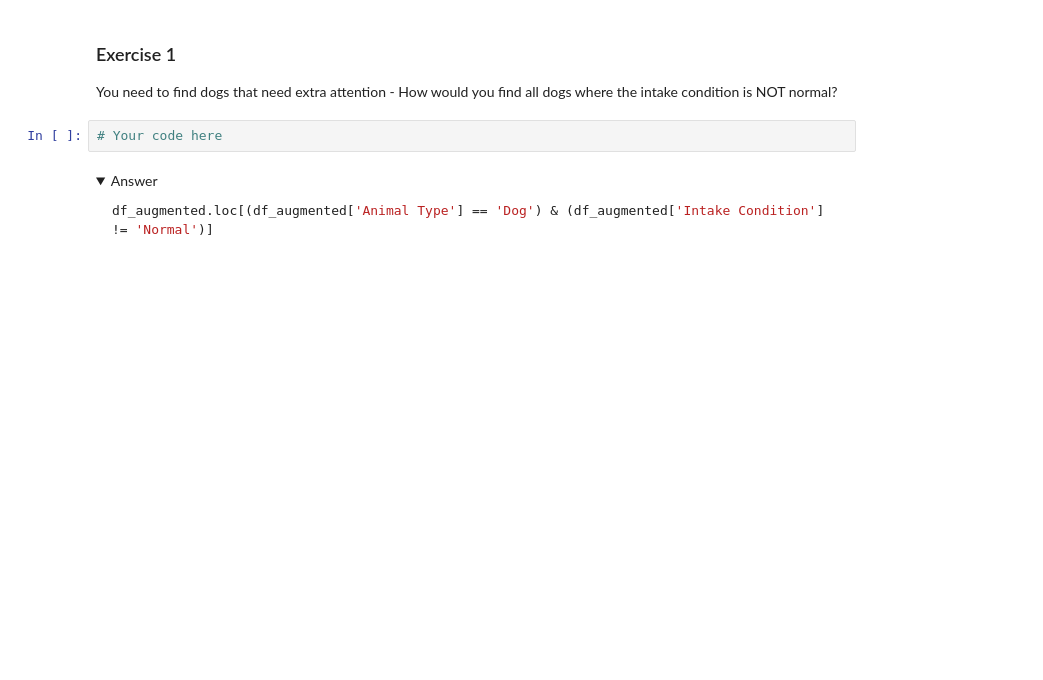
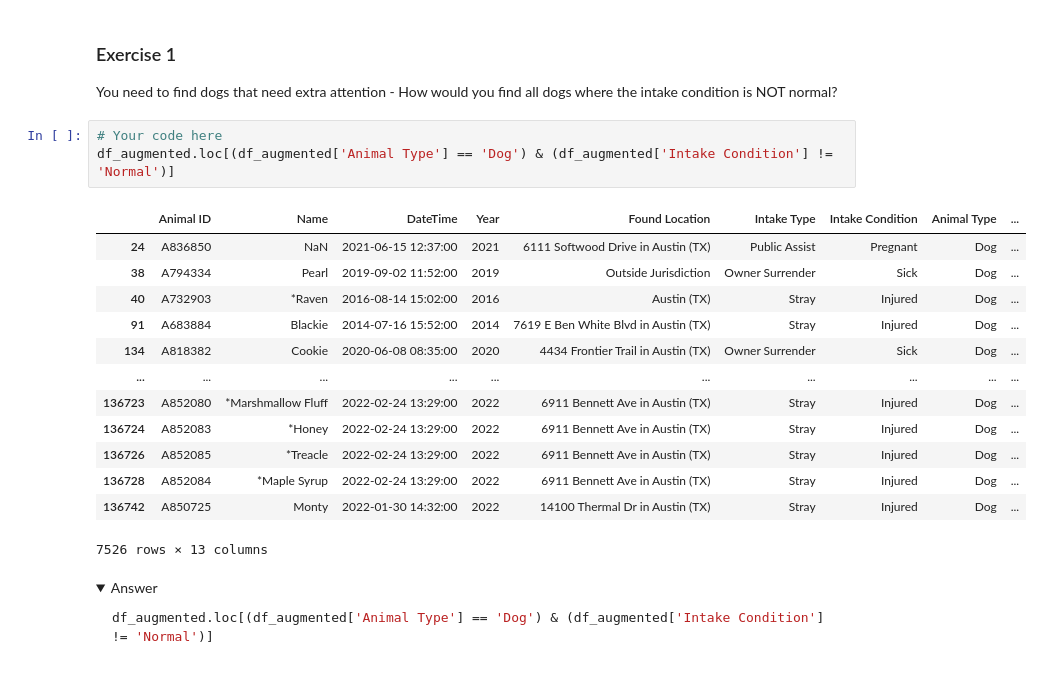
Before and after one commit to virgiliaantonucci/NYC-DS-080723, a Jupyter notebook: Phase1/Topic4.1_Pandas_DataFrames.ipynb, the cells around one changed output. Saved outputs shown, nothing was run; the diff lists cells and outputs as text; folded sections open; blank space fills up the shorter version.

```diff
--- a/Phase1/Topic4.1_Pandas_DataFrames.ipynb
+++ b/Phase1/Topic4.1_Pandas_DataFrames.ipynb
@@ -315,8 +668,23 @@ df_augmented.loc[(df_augmented['Year'] >= 2020) & (df_augmented['Type'] == 'Stra
 ### Exercise 1
 
 You need to find dogs that need extra attention - How would you find all dogs where the intake condition is NOT normal?
-# %%
-# Your code here
+# %%
+# Your code here
+df_augmented.loc[(df_augmented['Animal Type'] == 'Dog') & (df_augmented['Intake Condition'] != 'Normal')]
+# %% [output]
+|  | Animal ID | Name | DateTime | Year | Found Location | Intake Type | Intake Condition | Animal Type | ... |
+| 24 | A836850 | NaN | 2021-06-15 12:37:00 | 2021 | 6111 Softwood Drive in Austin (TX) | Public Assist | Pregnant | Dog | ... |
+| 38 | A794334 | Pearl | 2019-09-02 11:52:00 | 2019 | Outside Jurisdiction | Owner Surrender | Sick | Dog | ... |
+| 40 | A732903 | *Raven | 2016-08-14 15:02:00 | 2016 | Austin (TX) | Stray | Injured | Dog | ... |
+| 91 | A683884 | Blackie | 2014-07-16 15:52:00 | 2014 | 7619 E Ben White Blvd in Austin (TX) | Stray | Injured | Dog | ... |
+| 134 | A818382 | Cookie | 2020-06-08 08:35:00 | 2020 | 4434 Frontier Trail in Austin (TX) | Owner Surrender | Sick | Dog | ... |
+| ... | ... | ... | ... | ... | ... | ... | ... | ... | ... |
+| 136723 | A852080 | *Marshmallow Fluff | 2022-02-24 13:29:00 | 2022 | 6911 Bennett Ave in Austin (TX) | Stray | Injured | Dog | ... |
+| 136724 | A852083 | *Honey | 2022-02-24 13:29:00 | 2022 | 6911 Bennett Ave in Austin (TX) | Stray | Injured | Dog | ... |
+| 136726 | A852085 | *Treacle | 2022-02-24 13:29:00 | 2022 | 6911 Bennett Ave in Austin (TX) | Stray | Injured | Dog | ... |
+| 136728 | A852084 | *Maple Syrup | 2022-02-24 13:29:00 | 2022 | 6911 Bennett Ave in Austin (TX) | Stray | Injured | Dog | ... |
+| 136742 | A850725 | Monty | 2022-01-30 14:32:00 | 2022 | 14100 Thermal Dr in Austin (TX) | Stray | Injured | Dog | ... |
+7526 rows × 13 columns
 # %% [markdown]
 <details>
     <summary>Answer</summary>
```
Also changed, not shown: parts of 43 cells of this notebook.
